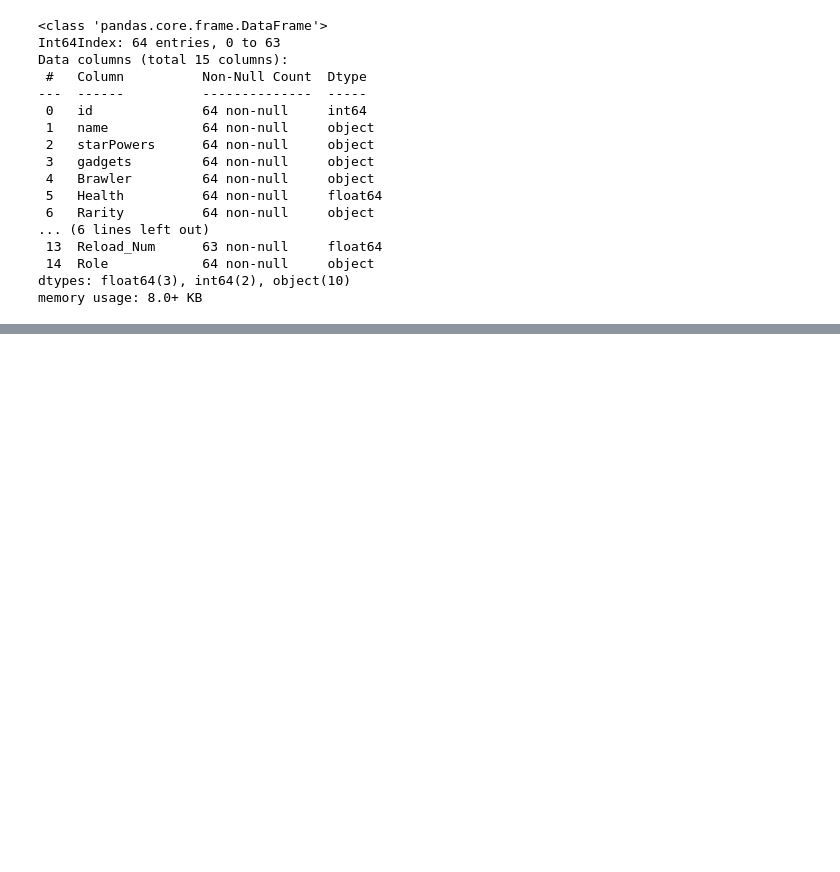
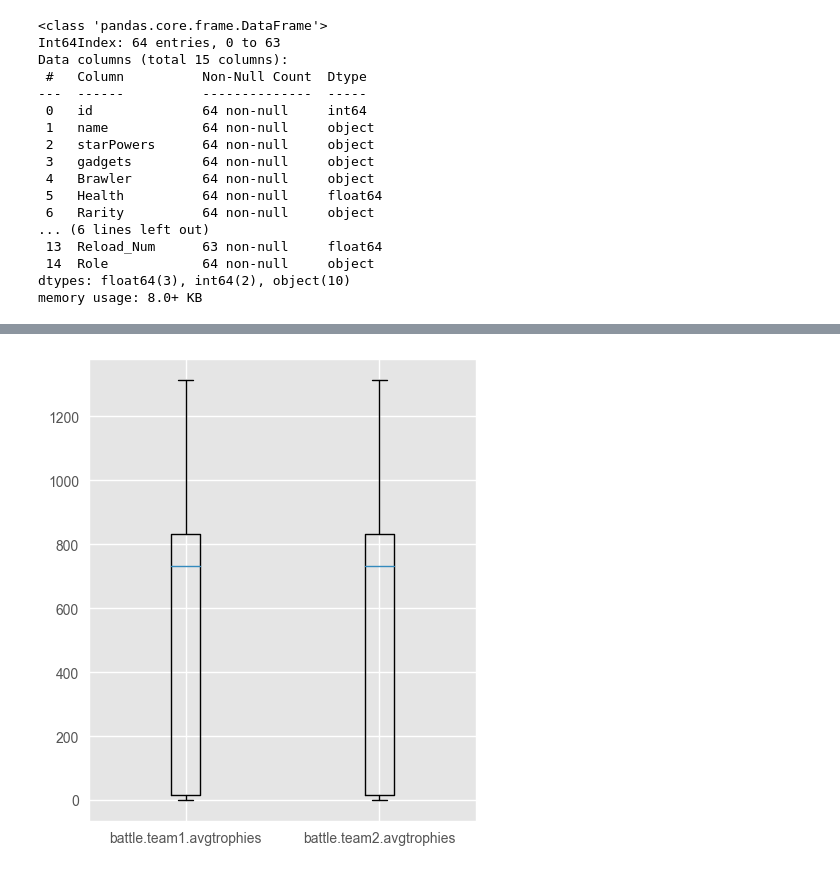
Before and after one commit to aquinteros/BrawlStars_Analytics, a Jupyter notebook: brawlstars_ML_training.ipynb, the cells around one changed output, grey strips where cells are left out. Cells and saved outputs as stored; diff of their text form; code cells hidden in the pictures; blank space fills up the shorter version.

```diff
--- a/brawlstars_ML_training.ipynb
+++ b/brawlstars_ML_training.ipynb
@@ -644,0 +396,8 @@ Transformation Pipeline and Model Successfully Saved
+# %%
+# crear columna avg trophies
+battlelogFinal['battle.team1.avgtrophies'] = battlelogFinal.apply(lambda row: create_avg(row, 'team1', 'trophies'), axis=1)
+battlelogFinal['battle.team2.avgtrophies'] = battlelogFinal.apply(lambda row: create_avg(row, 'team2', 'trophies'), axis=1)
+
+create_boxplots(battlelogFinal, 'battle.team1.avgtrophies', 'battle.team2.avgtrophies')
+# %% [output]
+[figure, added]
```
Also changed, not shown: parts of 61 cells of this notebook, 14 other files.
